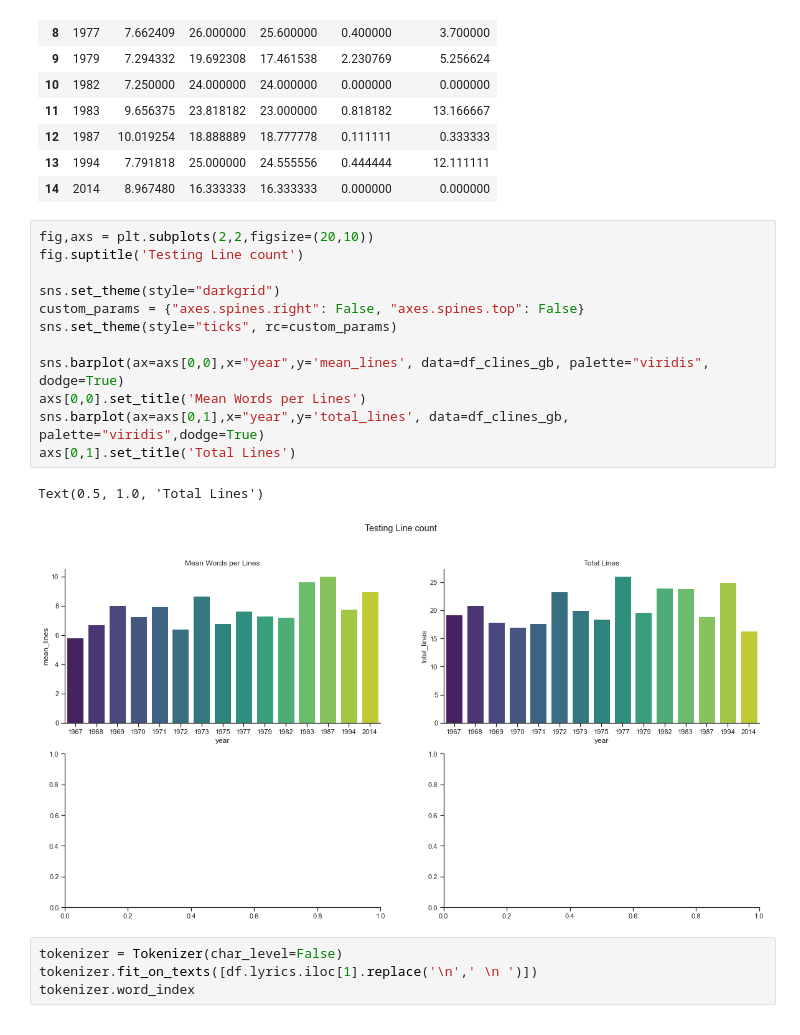
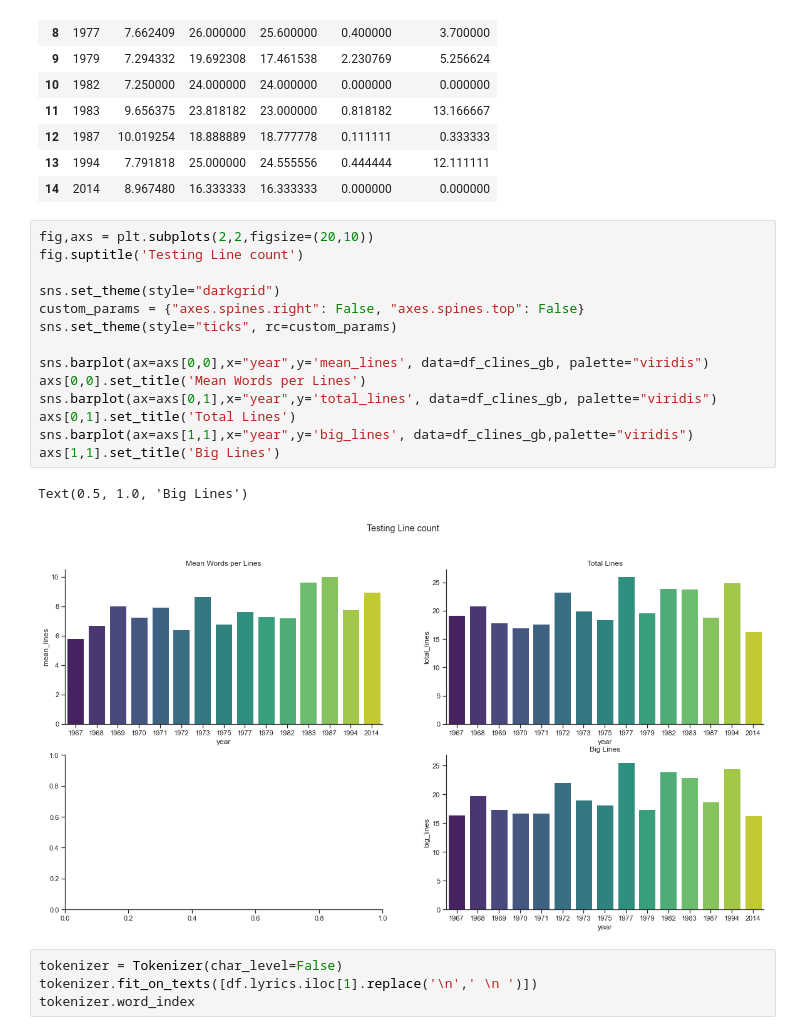
Before and after one commit to kelvinpurdom/PinkFloydLyrics, a Jupyter notebook: notebooks/PinkFloyd.ipynb, the cells around one changed output. Saved outputs shown, nothing was run; the diff lists cells and outputs as text.

Commit message:
added large lines

```diff
--- a/notebooks/PinkFloyd.ipynb
+++ b/notebooks/PinkFloyd.ipynb
@@ -170,18 +170,20 @@ df_clines_gb
 # %%
 fig,axs = plt.subplots(2,2,figsize=(20,10))
 fig.suptitle('Testing Line count')
 
 sns.set_theme(style="darkgrid")
 custom_params = {"axes.spines.right": False, "axes.spines.top": False}
 sns.set_theme(style="ticks", rc=custom_params)
 
-sns.barplot(ax=axs[0,0],x="year",y='mean_lines', data=df_clines_gb, palette="viridis", dodge=True)
+sns.barplot(ax=axs[0,0],x="year",y='mean_lines', data=df_clines_gb, palette="viridis")
 axs[0,0].set_title('Mean Words per Lines')
-sns.barplot(ax=axs[0,1],x="year",y='total_lines', data=df_clines_gb, palette="viridis",dodge=True)
+sns.barplot(ax=axs[0,1],x="year",y='total_lines', data=df_clines_gb, palette="viridis")
 axs[0,1].set_title('Total Lines')
+sns.barplot(ax=axs[1,1],x="year",y='big_lines', data=df_clines_gb,palette="viridis")
+axs[1,1].set_title('Big Lines')
 # %% [output]
-Text(0.5, 1.0, 'Total Lines')
+Text(0.5, 1.0, 'Big Lines')
-[figure, old version]
+[figure, new version]
 # %%
 tokenizer = Tokenizer(char_level=False)
 tokenizer.fit_on_texts([df.lyrics.iloc[1].replace('\n',' \n ')])
```
